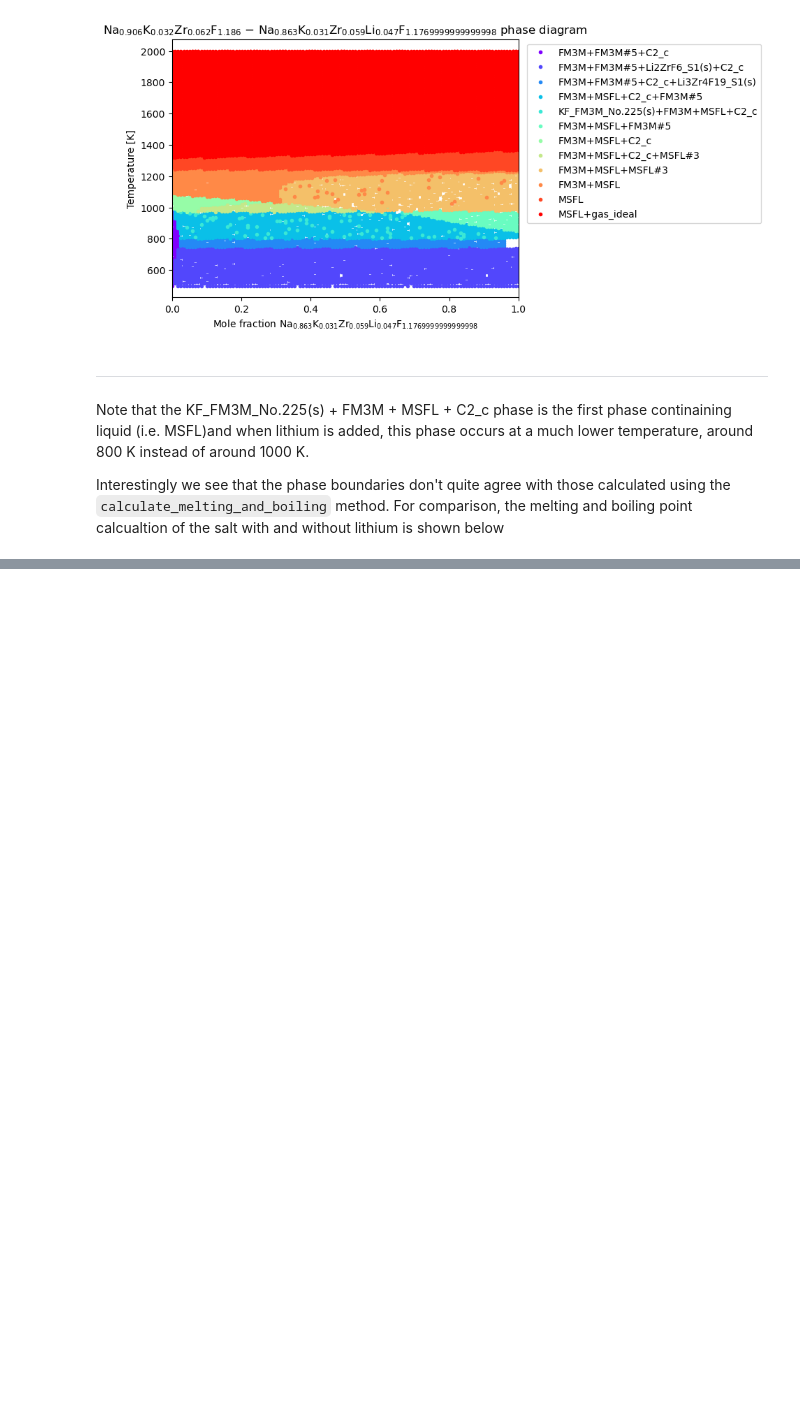
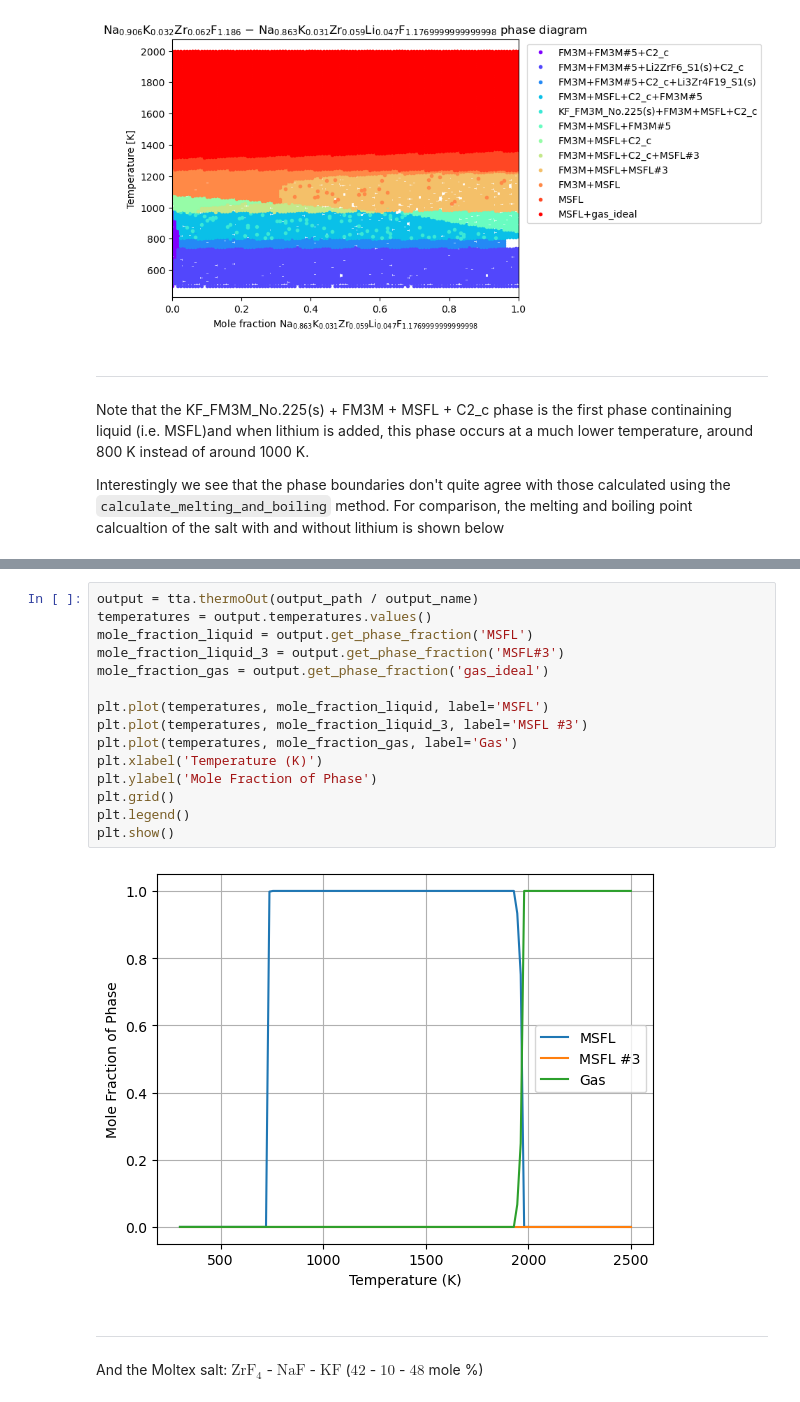
Before and after one commit to mlouis9/senior-design, a Jupyter notebook: saltOptimization/thermophysicalProperties/coolantOptimization.ipynb, the cells around one changed output, grey strips where cells are left out. Drawn from its saved outputs; the diff is of its cells as text; blank space fills up the shorter version.

```diff
--- a/saltOptimization/thermophysicalProperties/coolantOptimization.ipynb
+++ b/saltOptimization/thermophysicalProperties/coolantOptimization.ipynb
@@ -632,0 +852,20 @@ Availability of thermophysical properties
+# %%
+output = tta.thermoOut(output_path / output_name)
+temperatures = output.temperatures.values()
+mole_fraction_liquid = output.get_phase_fraction('MSFL')
+mole_fraction_liquid_3 = output.get_phase_fraction('MSFL#3')
+mole_fraction_gas = output.get_phase_fraction('gas_ideal')
+
+plt.plot(temperatures, mole_fraction_liquid, label='MSFL')
+plt.plot(temperatures, mole_fraction_liquid_3, label='MSFL #3')
+plt.plot(temperatures, mole_fraction_gas, label='Gas')
+plt.xlabel('Temperature (K)')
+plt.ylabel('Mole Fraction of Phase')
+plt.grid()
+plt.legend()
+plt.show()
+# %% [output]
+[figure, added]
+# %% [markdown]
+---
+And the Moltex salt: $\text{ZrF}_4$ - $\text{NaF}$ - $\text{KF}$ ($42$ - $10$ - $48$ mole %)
```
Also changed, not shown: parts of 32 cells of this notebook, 3 other files.
